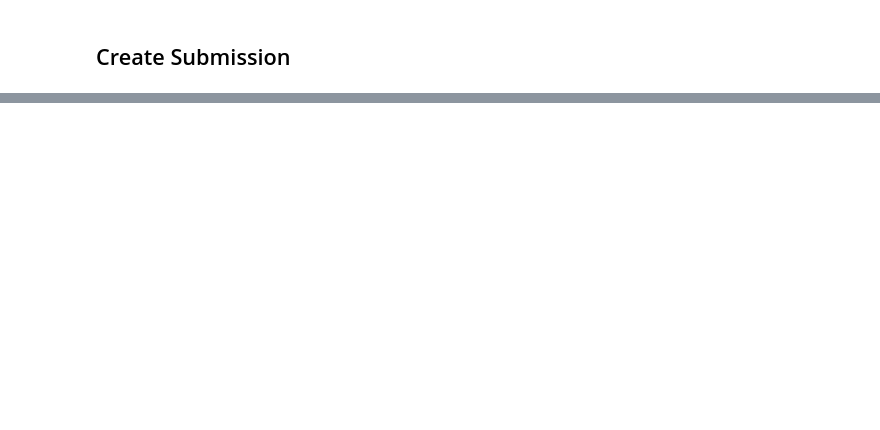
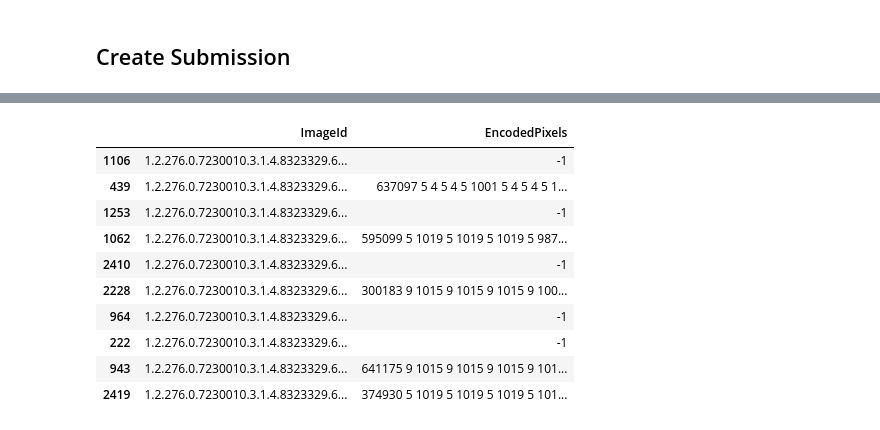
Before and after one commit to Lexie88rus/kaggle-pneumothorax-segmentation, a Jupyter notebook: pneumothorax-segmentation-unet-in-pytorch.ipynb, the cells around one changed output, grey strips where cells are left out. Drawn from its saved outputs; the diff is of its cells as text; code cells hidden in the pictures; blank space fills up the shorter version.

```diff
--- a/pneumothorax-segmentation-unet-in-pytorch.ipynb
+++ b/pneumothorax-segmentation-unet-in-pytorch.ipynb
@@ -634,0 +682,16 @@ len(submission_df)
+# %%
+torch.cuda.empty_cache()
+
+for X, fns in tqdm_notebook(validloader):
+    X = Variable(X).cuda()
+    output = model(X)
+
+    for i, fname in enumerate(fns):
+        mask = torch.sigmoid(output[i].reshape(224,224)).data.cpu().numpy()
+        mask = binary_opening(mask > 0.5, disk(2))
+
+        im = Image.fromarray(((mask)*255).astype(np.uint8)).resize((original_size,original_size))
+        im = np.transpose(np.asarray(im))
+
+        submission['EncodedPixels'].append(mask2rle(im, original_size, original_size))
+        submission['ImageId'].append(fname)
@@ -634,0 +700,17 @@ len(submission_df)
+# %%
+submission_df = pd.DataFrame(submission, columns=['ImageId', 'EncodedPixels'])
+submission_df.loc[submission_df.EncodedPixels=='', 'EncodedPixels'] = '-1'
+submission_df.to_csv('submission05.csv', index=False)
+submission_df.sample(10)
+# %% [output]
+|  | ImageId | EncodedPixels |
+| 1106 | 1.2.276.0.7230010.3.1.4.8323329.6... | -1 |
+| 439 | 1.2.276.0.7230010.3.1.4.8323329.6... | 637097 5 4 5 4 5 1001 5 4 5 4 5 1... |
+| 1253 | 1.2.276.0.7230010.3.1.4.8323329.6... | -1 |
+| 1062 | 1.2.276.0.7230010.3.1.4.8323329.6... | 595099 5 1019 5 1019 5 1019 5 987... |
+| 2410 | 1.2.276.0.7230010.3.1.4.8323329.6... | -1 |
+| 2228 | 1.2.276.0.7230010.3.1.4.8323329.6... | 300183 9 1015 9 1015 9 1015 9 100... |
+| 964 | 1.2.276.0.7230010.3.1.4.8323329.6... | -1 |
+| 222 | 1.2.276.0.7230010.3.1.4.8323329.6... | -1 |
+| 943 | 1.2.276.0.7230010.3.1.4.8323329.6... | 641175 9 1015 9 1015 9 1015 9 101... |
+| 2419 | 1.2.276.0.7230010.3.1.4.8323329.6... | 374930 5 1019 5 1019 5 1019 5 101... |
```
Also changed, not shown: parts of 12 cells of this notebook, 5 other files.
